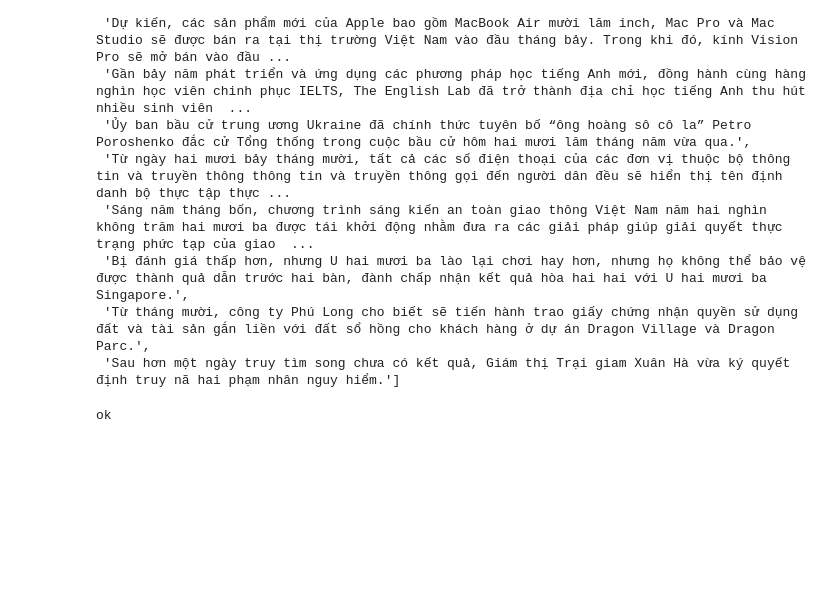
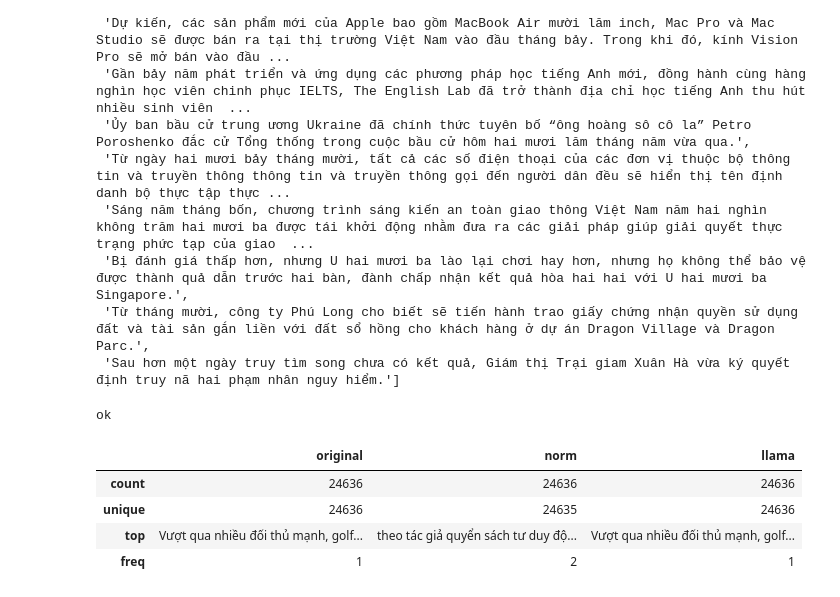
Before and after one commit to khanhthanhdev/RAG-code-assistant, a Jupyter notebook: usellama.ipynb, the cells around one changed output. Drawn from its saved outputs; the diff is of its cells as text; code cells hidden in the pictures; blank space fills up the shorter version.

Commit message:
process data

```diff
--- a/usellama.ipynb
+++ b/usellama.ipynb
@@ -334,0 +334,5 @@ combined_data.to_csv("combined_data.csv", index=False, encoding="utf-8-sig")
+# %%
+
+combined_data.replace("\n", "", regex=True, inplace=True)
+# %%
+combined_data.drop_duplicates(inplace=True)
@@ -334,0 +341,8 @@ combined_data.to_csv("combined_data.csv", index=False, encoding="utf-8-sig")
+# %%
+combined_data.describe()
+# %% [output]
+|  | original | norm | llama |
+| count | 24636 | 24636 | 24636 |
+| unique | 24636 | 24635 | 24636 |
+| top | Vượt qua nhiều đối thủ mạnh, golf... | theo tác giả quyển sách tư duy độ... | Vượt qua nhiều đối thủ mạnh, golf... |
+| freq | 1 | 2 | 1 |
```
Also changed, not shown: parts of 3 cells of this notebook, 6 other files.
